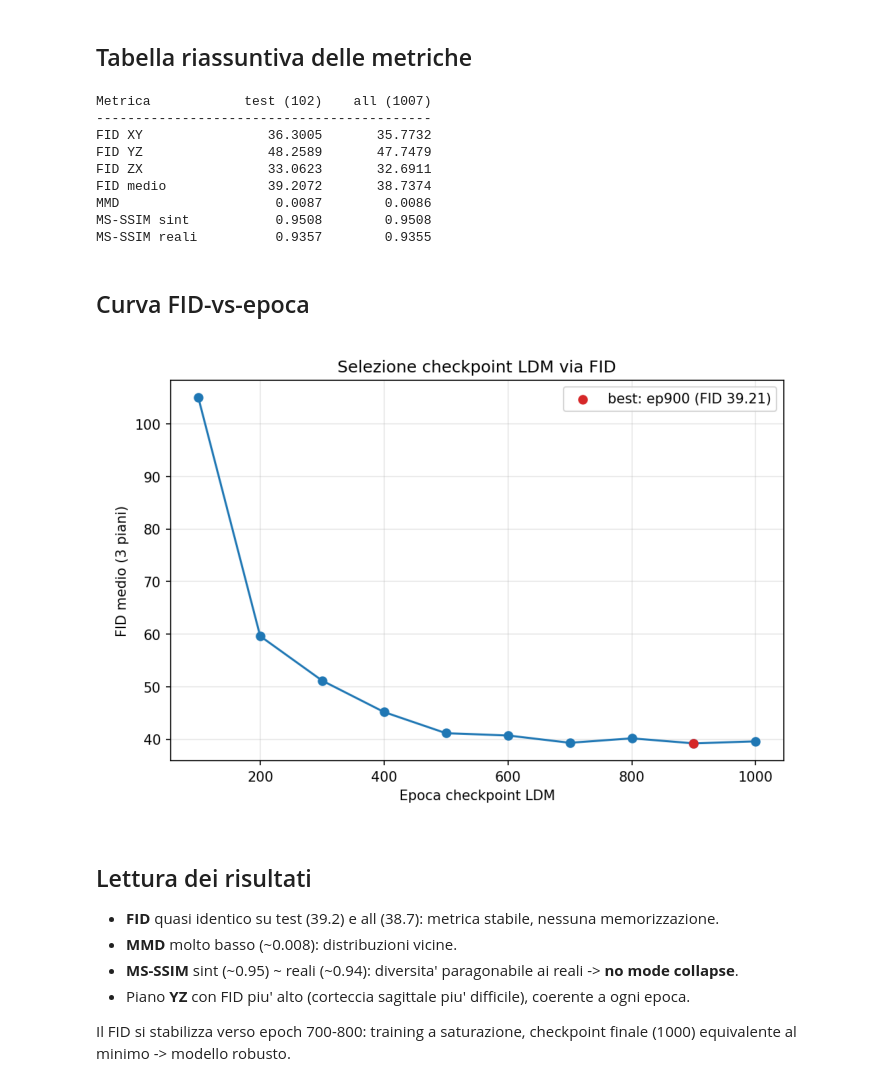
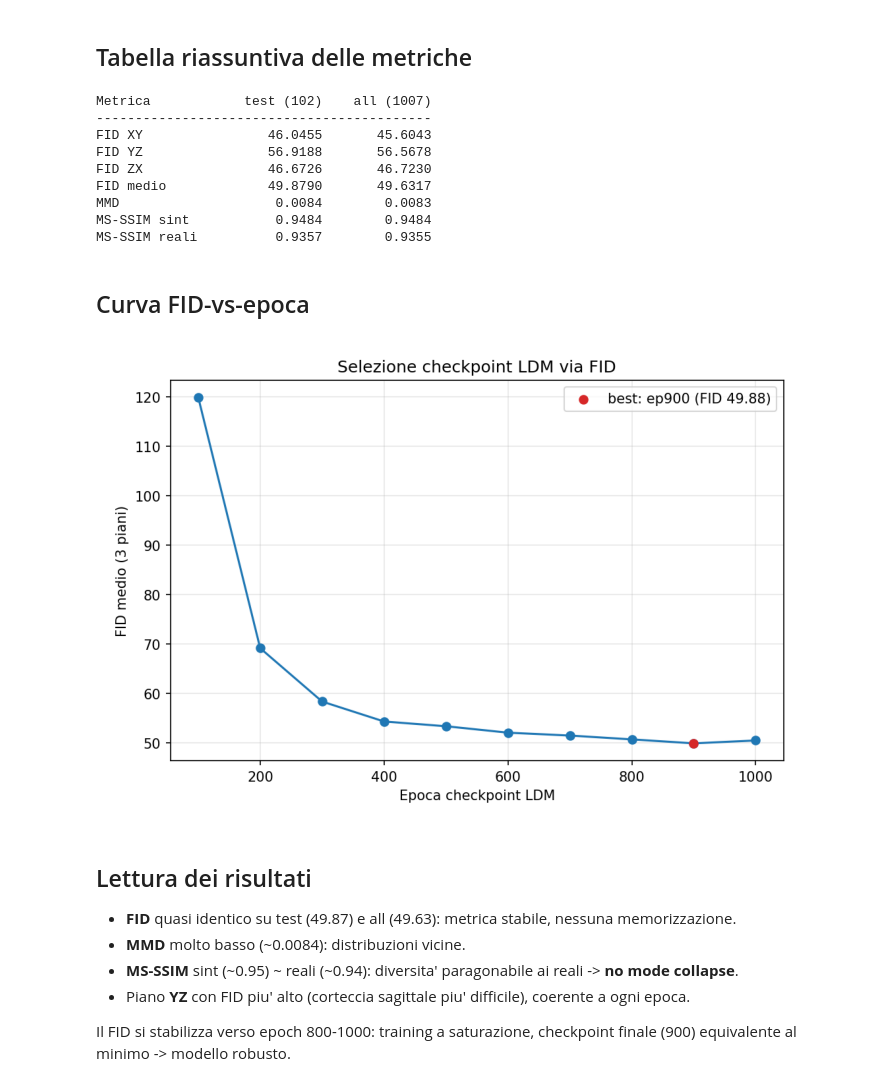
Before and after one commit to DanieleSchingaro/3DLDM_Schingaro, a Jupyter notebook: notebooks/04_evaluation.ipynb, the cells around one changed output. Drawn from its saved outputs; the diff is of its cells as text; code cells hidden in the pictures.

```diff
--- a/notebooks/04_evaluation.ipynb
+++ b/notebooks/04_evaluation.ipynb
@@ -39,8 +39,8 @@ def show_ortho(vol, title=None, ax_row=None, cmap="gray"):
 # %% [markdown]
 ## Tabella riassuntiva delle metriche
 # %%
-with open("outputs/metrics/eval_test_v2.json") as f: ev_test=json.load(f)
-with open("outputs/metrics/eval_all_v2.json") as f: ev_all=json.load(f)
+with open("outputs/metrics/eval_test_v3.json") as f: ev_test=json.load(f)
+with open("outputs/metrics/eval_all_v3.json") as f: ev_all=json.load(f)
 
 rows = [
     ("FID XY",        "fid_xy"),
@@ -59,33 +59,33 @@ for name, key in rows:
 # %% [output]
 Metrica            test (102)    all (1007)
 -------------------------------------------
-FID XY                36.3005       35.7732
-FID YZ                48.2589       47.7479
-FID ZX                33.0623       32.6911
-FID medio             39.2072       38.7374
-MMD                    0.0087        0.0086
-MS-SSIM sint           0.9508        0.9508
+FID XY                46.0455       45.6043
+FID YZ                56.9188       56.5678
+FID ZX                46.6726       46.7230
+FID medio             49.8790       49.6317
+MMD                    0.0084        0.0083
+MS-SSIM sint           0.9484        0.9484
 MS-SSIM reali          0.9357        0.9355
 # %% [markdown]
 ## Curva FID-vs-epoca
 # %%
-fig_path="outputs/metrics/fid_vs_epoch_v2.png"
+fig_path="outputs/metrics/fid_vs_epoch_v3.png"
 if os.path.exists(fig_path):
     fig, ax=plt.subplots(figsize=(10, 6))
     ax.imshow(mpimg.imread(fig_path)); ax.axis("off"); plt.show()
 else:
     from src.evaluation.plot_fid_curve import plot_fid_curve
-    plot_fid_curve("outputs/metrics/fid_by_checkpoint_v2.json",
-                   save_path="outputs/metrics/fid_vs_epoch_v2.png")
+    plot_fid_curve("outputs/metrics/fid_by_checkpoint_v3.json",
+                   save_path="outputs/metrics/fid_vs_epoch_v3.png")
     plt.show()
 # %% [output]
-[figure, old version]
+[figure, new version]
 # %% [markdown]
 ## Lettura dei risultati
 
-- **FID** quasi identico su test (39.2) e all (38.7): metrica stabile, nessuna memorizzazione.
-- **MMD** molto basso (~0.008): distribuzioni vicine.
+- **FID** quasi identico su test (49.87) e all (49.63): metrica stabile, nessuna memorizzazione.
+- **MMD** molto basso (~0.0084): distribuzioni vicine.
 - **MS-SSIM** sint (~0.95) ~ reali (~0.94): diversita' paragonabile ai reali -> **no mode collapse**.
 - Piano **YZ** con FID piu' alto (corteccia sagittale piu' difficile), coerente a ogni epoca.
 
-Il FID si stabilizza verso epoch 700-800: training a saturazione, checkpoint finale (1000) equivalente al minimo -> modello robusto.
+Il FID si stabilizza verso epoch 800-1000: training a saturazione, checkpoint finale (900) equivalente al minimo -> modello robusto.
```
Also changed, not shown: 3 other files.
